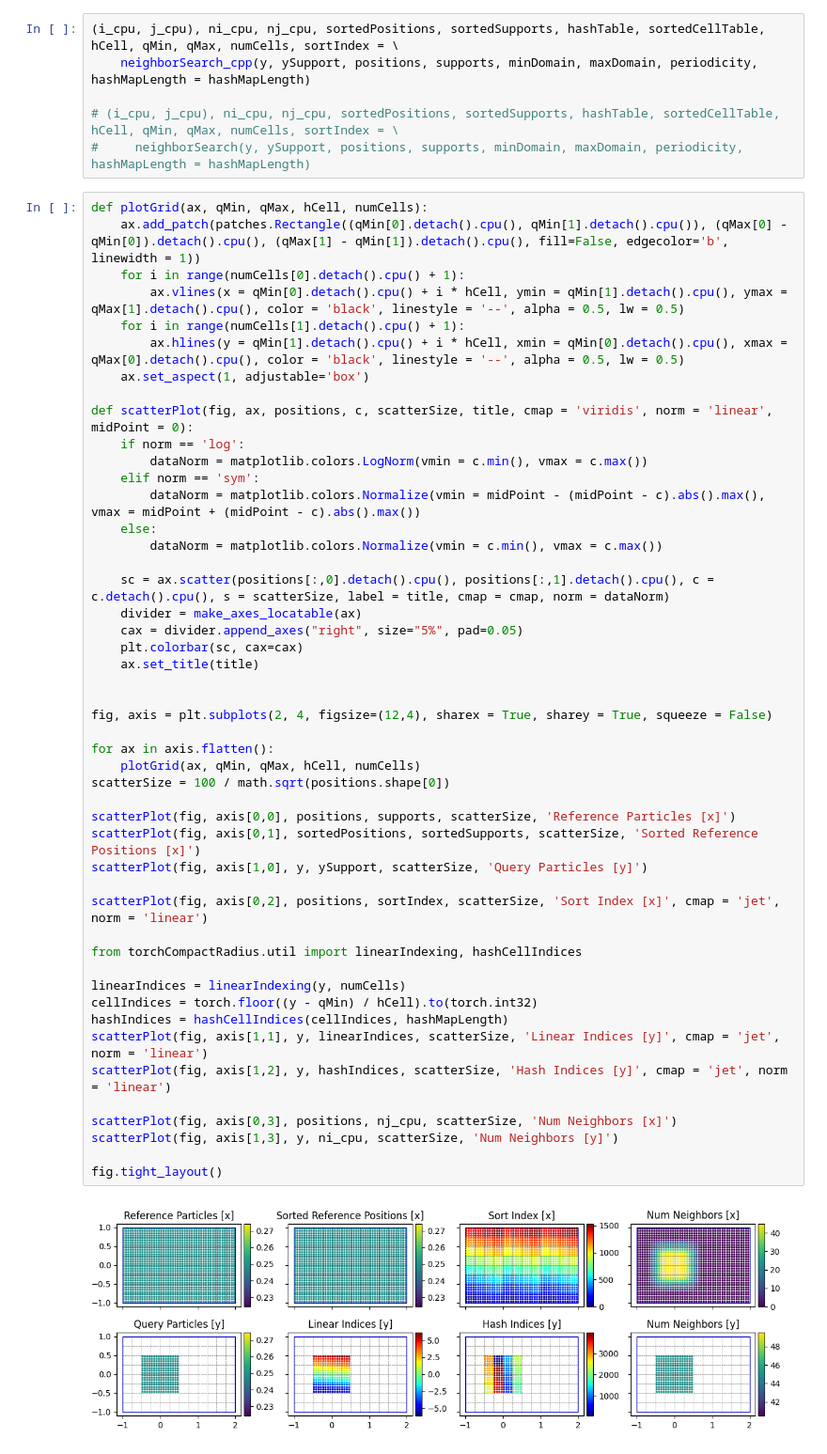
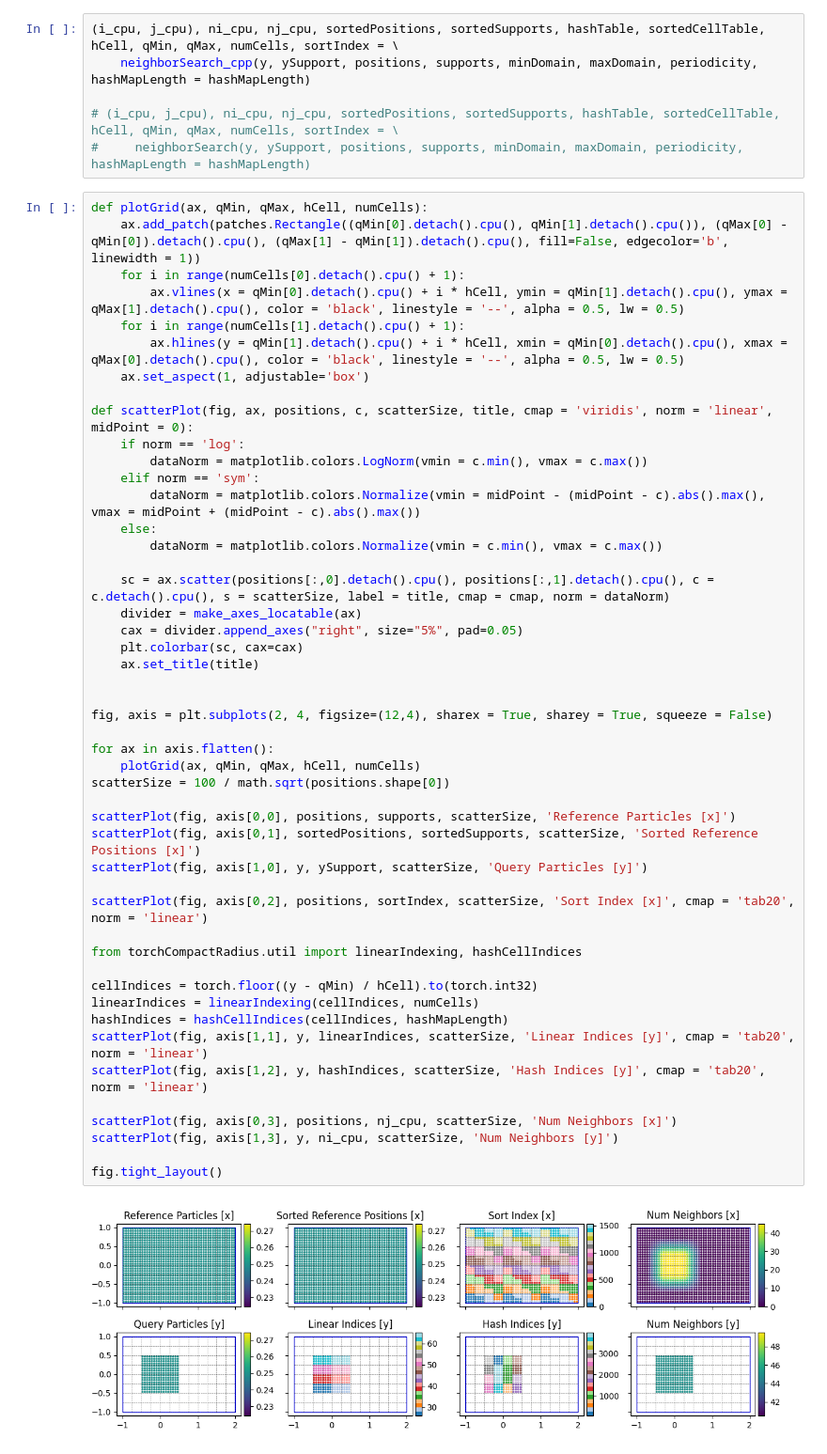
Before and after one commit to wi-re/torchCompactRadius, a Jupyter notebook: neighborhoodDebug.ipynb, the cells around one changed output. Shown: that part at 94% size. Drawn from its saved outputs; the diff is of its cells as text.

```diff
--- a/neighborhoodDebug.ipynb
+++ b/neighborhoodDebug.ipynb
@@ -85,35 +85,35 @@ def scatterPlot(fig, ax, positions, c, scatterSize, title, cmap = 'viridis', nor
         dataNorm = matplotlib.colors.Normalize(vmin = c.min(), vmax = c.max())
 
     sc = ax.scatter(positions[:,0].detach().cpu(), positions[:,1].detach().cpu(), c = c.detach().cpu(), s = scatterSize, label = title, cmap = cmap, norm = dataNorm)
     divider = make_axes_locatable(ax)
     cax = divider.append_axes("right", size="5%", pad=0.05)
     plt.colorbar(sc, cax=cax)
     ax.set_title(title)
 
 
 fig, axis = plt.subplots(2, 4, figsize=(12,4), sharex = True, sharey = True, squeeze = False)
 
 for ax in axis.flatten():
     plotGrid(ax, qMin, qMax, hCell, numCells)
 scatterSize = 100 / math.sqrt(positions.shape[0])
 
 scatterPlot(fig, axis[0,0], positions, supports, scatterSize, 'Reference Particles [x]')
 scatterPlot(fig, axis[0,1], sortedPositions, sortedSupports, scatterSize, 'Sorted Reference Positions [x]')
 scatterPlot(fig, axis[1,0], y, ySupport, scatterSize, 'Query Particles [y]')
 
-scatterPlot(fig, axis[0,2], positions, sortIndex, scatterSize, 'Sort Index [x]', cmap = 'jet', norm = 'linear')
+scatterPlot(fig, axis[0,2], positions, sortIndex, scatterSize, 'Sort Index [x]', cmap = 'tab20', norm = 'linear')
 
 from torchCompactRadius.util import linearIndexing, hashCellIndices
 
-linearIndices = linearIndexing(y, numCells)
 cellIndices = torch.floor((y - qMin) / hCell).to(torch.int32)
+linearIndices = linearIndexing(cellIndices, numCells)
 hashIndices = hashCellIndices(cellIndices, hashMapLength)
-scatterPlot(fig, axis[1,1], y, linearIndices, scatterSize, 'Linear Indices [y]', cmap = 'jet', norm = 'linear')
-scatterPlot(fig, axis[1,2], y, hashIndices, scatterSize, 'Hash Indices [y]', cmap = 'jet', norm = 'linear')
+scatterPlot(fig, axis[1,1], y, linearIndices, scatterSize, 'Linear Indices [y]', cmap = 'tab20', norm = 'linear')
+scatterPlot(fig, axis[1,2], y, hashIndices, scatterSize, 'Hash Indices [y]', cmap = 'tab20', norm = 'linear')
 
 scatterPlot(fig, axis[0,3], positions, nj_cpu, scatterSize, 'Num Neighbors [x]')
 scatterPlot(fig, axis[1,3], y, ni_cpu, scatterSize, 'Num Neighbors [y]')
 
 fig.tight_layout()
 # %% [output]
-[figure, old version]
+[figure, new version]
```
